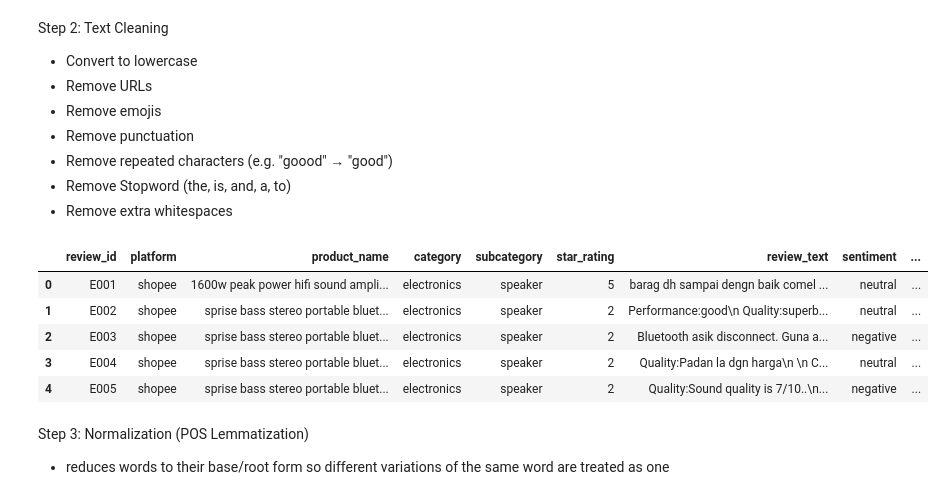
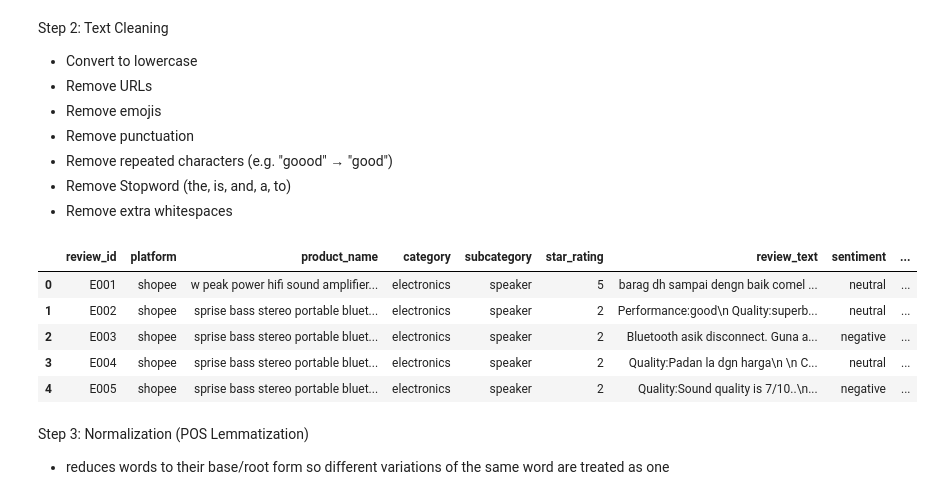
Before and after one commit to pangtengg/ecom-reviews-sentiment-analysis, a Jupyter notebook: preprocessed/data_preprocessing.ipynb, the cells around one changed output. Drawn from its saved outputs; the diff is of its cells as text; code cells hidden in the pictures.

```diff
--- a/preprocessed/data_preprocessing.ipynb
+++ b/preprocessed/data_preprocessing.ipynb
@@ -508,42 +508,40 @@ for col in text_cols:
         lambda x: emoji_pattern.sub('', x) if isinstance(x, str) else x
     )
 
-# 4. Convert X/Y rating format to "X out of Y"
+# 4. Remove numbers
 for col in text_cols:
-    df[col] = df[col].apply(
-        lambda x: re.sub(r'(\d+)\s*/\s*(\d+)', r'\1 out of \2', x) if isinstance(x, str) else x
-    )
+    df[col] = df[col].str.replace(r'\d+', '', regex=True)
 
 # 5. Replace colons with space (e.g. "Performance:good" -> "Performance good")
 for col in text_cols:
     df[col] = df[col].str.replace(r'[:]', ' ', regex=True)
 
 # 6. Remove punctuation exclude /
 for col in text_cols:
     df[col] = df[col].str.replace(r'[^\w\s/]', '', regex=True)
 
 # 7. Remove repeated characters (e.g. "goood" -> "good")
 for col in text_cols:
     df[col] = df[col].apply(
         lambda x: re.sub(r'(.)\1{2,}', r'\1', x) if isinstance(x, str) else x
     )
 
 # 8. Remove stopwords
 stop_words = set(stopwords.words('english'))
 for col in text_cols:
     df[col] = df[col].apply(
         lambda x: ' '.join([w for w in x.split() if w not in stop_words])
         if isinstance(x, str) else x
     )
 
 # 9. Remove extra whitespace
 for col in text_cols:
     df[col] = df[col].str.strip().str.replace(r'\s+', ' ', regex=True)
 
 df.head()
 # %% [output]
 |  | review_id | platform | product_name | category | subcategory | star_rating | review_text | sentiment | ... |
-| 0 | E001 | shopee | 1600w peak power hifi sound ampli... | electronics | speaker | 5 | barag dh sampai dengn baik comel ... | neutral | ... |
+| 0 | E001 | shopee | w peak power hifi sound amplifier... | electronics | speaker | 5 | barag dh sampai dengn baik comel ... | neutral | ... |
 | 1 | E002 | shopee | sprise bass stereo portable bluet... | electronics | speaker | 2 | Performance:good\n Quality:superb... | neutral | ... |
 | 2 | E003 | shopee | sprise bass stereo portable bluet... | electronics | speaker | 2 | Bluetooth asik disconnect. Guna a... | negative | ... |
 | 3 | E004 | shopee | sprise bass stereo portable bluet... | electronics | speaker | 2 | Quality:Padan la dgn harga\n \n C... | neutral | ... |
```
Also changed, not shown: parts of 8 cells of this notebook, 1 other file.
